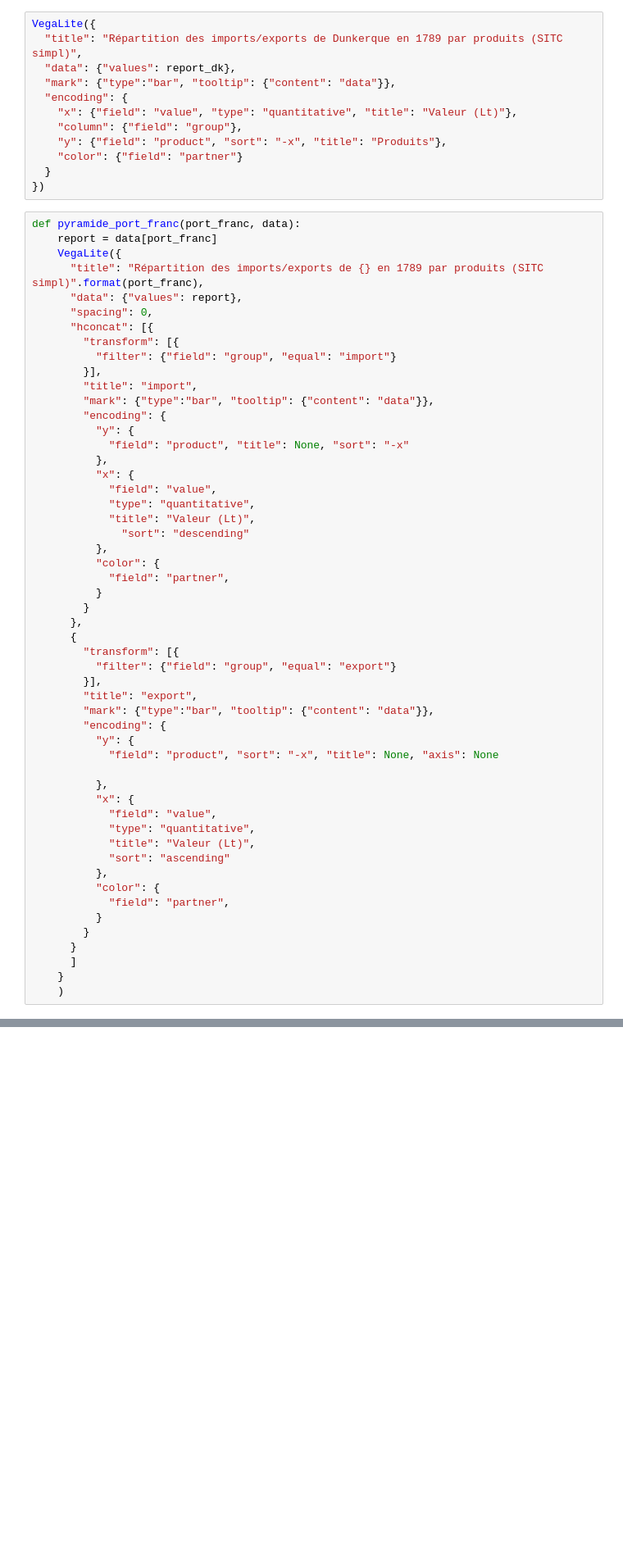
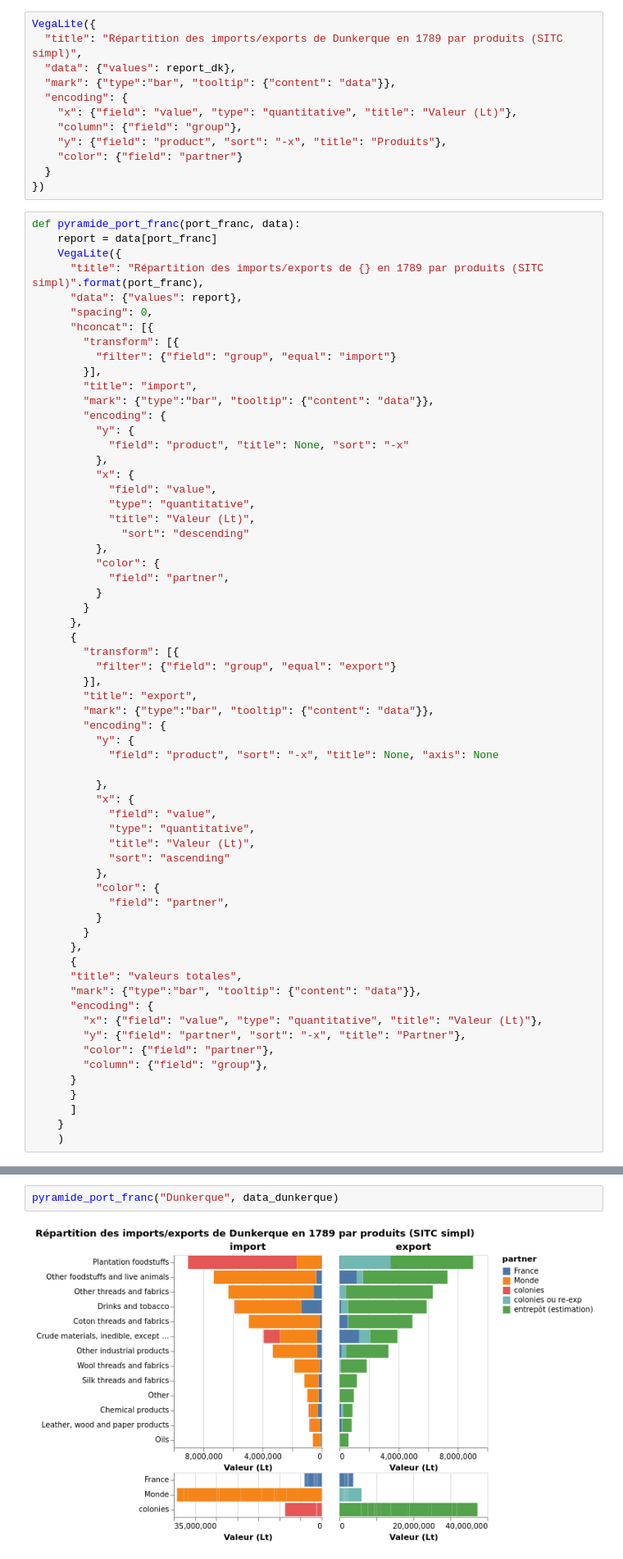
Before and after one commit to medialab/portic-datasprint-2022, a Jupyter notebook: productions/module_08/vegalite.ipynb, the cells around one changed output, grey strips where cells are left out. Shown at 82% size. Saved outputs shown, nothing was run; the diff lists cells and outputs as text; blank space fills up the shorter version.

Commit message:
total by product

```diff
--- a/productions/module_08/vegalite.ipynb
+++ b/productions/module_08/vegalite.ipynb
@@ -74,6 +74,16 @@ def pyramide_port_franc(port_franc, data):
             "field": "partner",
           }
         }
+      },
+      {
+      "title": "valeurs totales",
+      "mark": {"type":"bar", "tooltip": {"content": "data"}},
+      "encoding": {
+        "x": {"field": "value", "type": "quantitative", "title": "Valeur (Lt)"},
+        "y": {"field": "partner", "sort": "-x", "title": "Partner"},
+        "color": {"field": "partner"},
+        "column": {"field": "group"},
+      }
       }
       ]
     }
@@ -82,0 +191,4 @@ pyramide_port_franc("Dunkerque", data_dunkerque)
+# %%
+pyramide_port_franc("Dunkerque", data_dunkerque)
+# %% [output]
+[figure, added]
```
Also changed, not shown: parts of 4 cells of this notebook.
